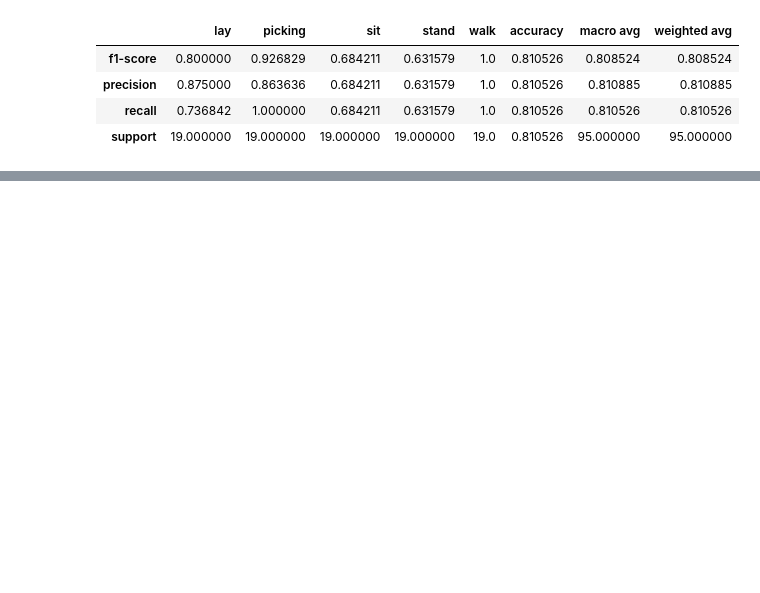
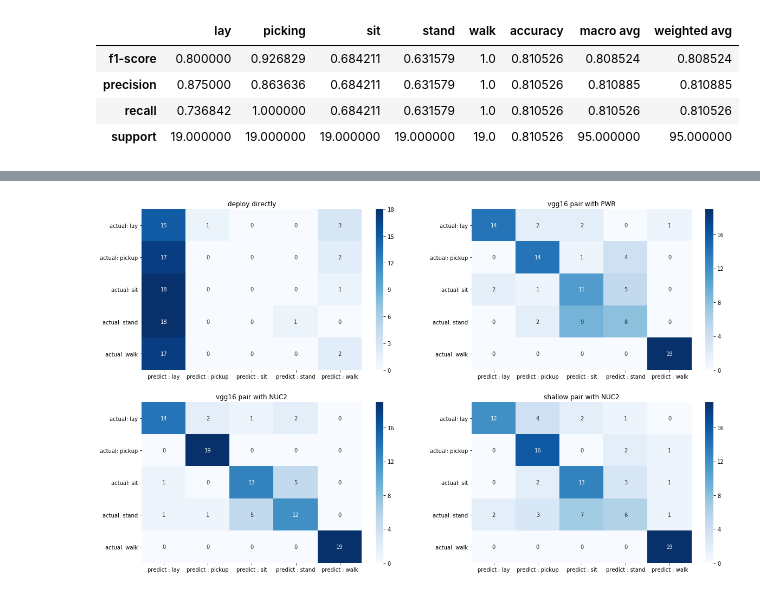
Before and after one commit to hslau44/irs_toolbox, a Jupyter notebook: Visualization.ipynb, the cells around one changed output, grey strips where cells are left out. Drawn from its saved outputs; the diff is of its cells as text; code cells hidden in the pictures; blank space fills up the shorter version.

```diff
--- a/Visualization.ipynb
+++ b/Visualization.ipynb
@@ -666,3 +692,7 @@ vgg16_csipwr_p2['repo']
 | precision | 0.875000 | 0.736842 | 0.478261 | 0.470588 | 0.950000 | 0.694737 | 0.702138 | 0.702138 |
 | recall | 0.736842 | 0.736842 | 0.578947 | 0.421053 | 1.000000 | 0.694737 | 0.694737 | 0.694737 |
 | support | 19.000000 | 19.000000 | 19.000000 | 19.000000 | 19.000000 | 0.694737 | 95.000000 | 95.000000 |
+# %%
+multiple_plots([vgg16_csinuc2_p2i,vgg16_csipwr_p2,vgg16_csinuc2_p2,shallow_csinuc2_p2],key='cmtx',titles=['deploy directly','vgg16 pair with PWR','vgg16 pair with NUC2','shallow pair with NUC2'],figsize=(20,12))
+# %% [output]
+[figure, added]
```
Also changed, not shown: parts of 9 cells of this notebook.
